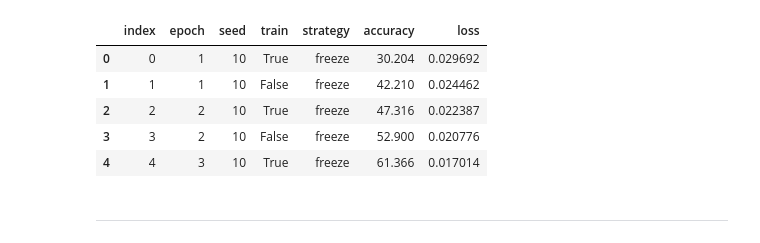
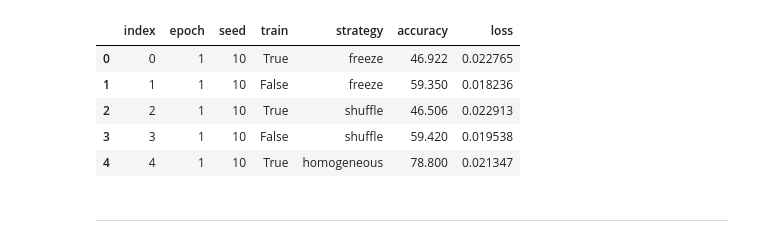
Before and after one commit to johanneshoetter/MIDL, a Jupyter notebook: LoggingAnalysis.ipynb, the cells around one changed output. Cells and saved outputs as stored; diff of their text form; code cells hidden in the pictures.

```diff
--- a/LoggingAnalysis.ipynb
+++ b/LoggingAnalysis.ipynb
@@ -6,19 +6,19 @@ from datetime import datetime
 today = datetime.today().strftime('%Y%m%d')
 # %%
 training_logs_dir = 'evaluation_logs'
-watch_dates = ['20191118', '20191218']
+watch_dates = ['20200106']#['20191118', '20191218']
 contents = []
 for watch_date in watch_dates:
     contents.append(pd.read_csv('{}.txt'.format(os.path.join(training_logs_dir, watch_date)), sep='\t'))
 logs_df = pd.concat(contents, axis=0).reset_index()
 logs_df.head()
 # %% [output]
 |  | index | epoch | seed | train | strategy | accuracy | loss |
-| 0 | 0 | 1 | 10 | True | freeze | 30.204 | 0.029692 |
-| 1 | 1 | 1 | 10 | False | freeze | 42.210 | 0.024462 |
-| 2 | 2 | 2 | 10 | True | freeze | 47.316 | 0.022387 |
-| 3 | 3 | 2 | 10 | False | freeze | 52.900 | 0.020776 |
-| 4 | 4 | 3 | 10 | True | freeze | 61.366 | 0.017014 |
+| 0 | 0 | 1 | 10 | True | freeze | 46.922 | 0.022765 |
+| 1 | 1 | 1 | 10 | False | freeze | 59.350 | 0.018236 |
+| 2 | 2 | 1 | 10 | True | shuffle | 46.506 | 0.022913 |
+| 3 | 3 | 1 | 10 | False | shuffle | 59.420 | 0.019538 |
+| 4 | 4 | 1 | 10 | True | homogeneous | 78.800 | 0.021347 |
 # %%
 style_args = {
     'linestyle' : {
```
Also changed, not shown: parts of 2 cells of this notebook, 10 other files.
